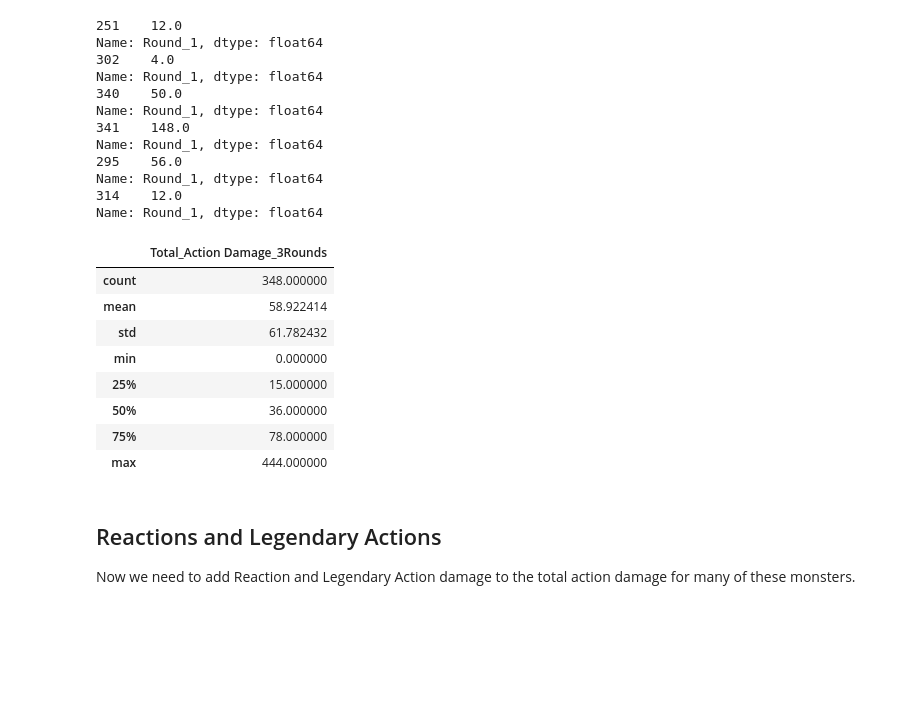
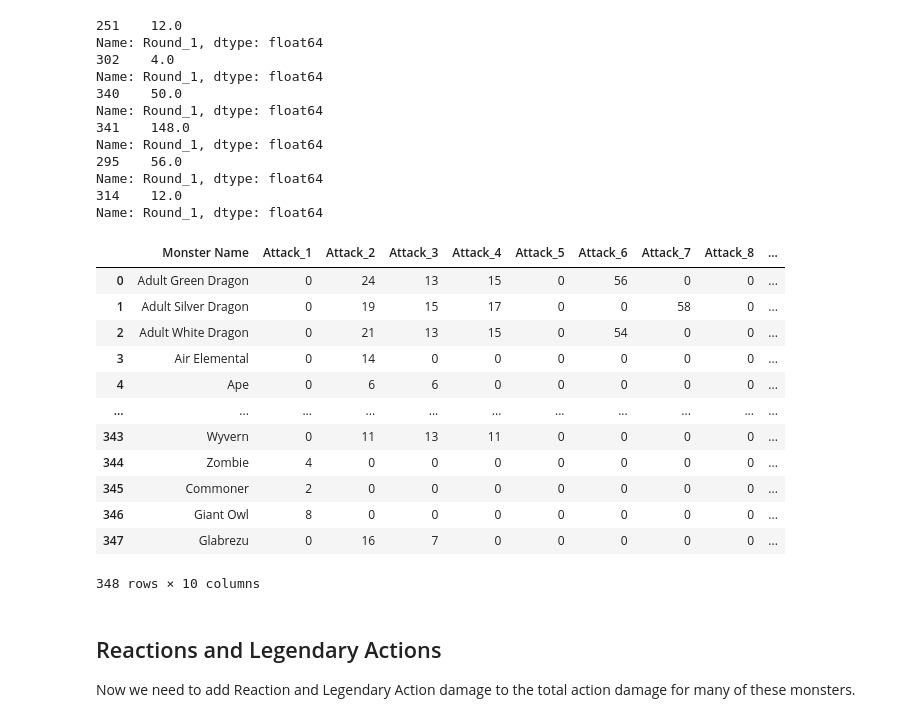
Before and after one commit to chabazite/DnD_Monsters, a Jupyter notebook: notebooks/3.0_ASI_Data_Wrangling.ipynb, the cells around one changed output. Cells and saved outputs as stored; diff of their text form; code cells hidden in the pictures; blank space fills up the shorter version.

Commit message:
average damage per round is complete

```diff
--- a/notebooks/3.0_ASI_Data_Wrangling.ipynb
+++ b/notebooks/3.0_ASI_Data_Wrangling.ipynb
@@ -188,7 +188,7 @@ for clms in monster_df.iloc[:,29:34]:
 # %%
 
 #evaluate string and turn into lists
-column_lists = ["Environment", "Reactions", "Actions", "Legendary Actions"]
+column_lists = ["Environment", "Reactions", "Actions"]
 for columns in column_lists:
     monster_df[columns] = monster_df[columns].apply(ast.literal_eval)
 
@@ -385,19 +399,23 @@ Name: Round_1, dtype: float64
 Name: Round_1, dtype: float64
 # %%
 #While not a perfect set, its a great start for the MVP lets clean up for Adding new columns
-monster_actions.drop(columns={"Attack_1","Attack_2","Attack_3","Attack_4","Attack_5","Attack_6","Attack_7","Attack_8","Multiattack", "Round_1", "Round_2","Round_3"}, axis = 1, inplace = True)
+monster_actions.drop(columns={"Multiattack", "Round_1", "Round_2","Round_3"}, axis = 1, inplace = True)
 # %%
-monster_actions.describe()
+monster_actions
 # %% [output]
-|  | Total_Action Damage_3Rounds |
-| count | 348.000000 |
-| mean | 58.922414 |
-| std | 61.782432 |
-| min | 0.000000 |
-| 25% | 15.000000 |
-| 50% | 36.000000 |
-| 75% | 78.000000 |
-| max | 444.000000 |
+|  | Monster Name | Attack_1 | Attack_2 | Attack_3 | Attack_4 | Attack_5 | Attack_6 | Attack_7 | Attack_8 | ... |
+| 0 | Adult Green Dragon | 0 | 24 | 13 | 15 | 0 | 56 | 0 | 0 | ... |
+| 1 | Adult Silver Dragon | 0 | 19 | 15 | 17 | 0 | 0 | 58 | 0 | ... |
+| 2 | Adult White Dragon | 0 | 21 | 13 | 15 | 0 | 54 | 0 | 0 | ... |
+| 3 | Air Elemental | 0 | 14 | 0 | 0 | 0 | 0 | 0 | 0 | ... |
+| 4 | Ape | 0 | 6 | 6 | 0 | 0 | 0 | 0 | 0 | ... |
+| ... | ... | ... | ... | ... | ... | ... | ... | ... | ... | ... |
+| 343 | Wyvern | 0 | 11 | 13 | 11 | 0 | 0 | 0 | 0 | ... |
+| 344 | Zombie | 4 | 0 | 0 | 0 | 0 | 0 | 0 | 0 | ... |
+| 345 | Commoner | 2 | 0 | 0 | 0 | 0 | 0 | 0 | 0 | ... |
+| 346 | Giant Owl | 8 | 0 | 0 | 0 | 0 | 0 | 0 | 0 | ... |
+| 347 | Glabrezu | 0 | 16 | 7 | 0 | 0 | 0 | 0 | 0 | ... |
+348 rows × 10 columns
 # %% [markdown]
 ## Reactions and Legendary Actions
 Now we need to add Reaction and Legendary Action damage to the total action damage for many of these monsters.
```
Also changed, not shown: parts of 12 cells of this notebook.
